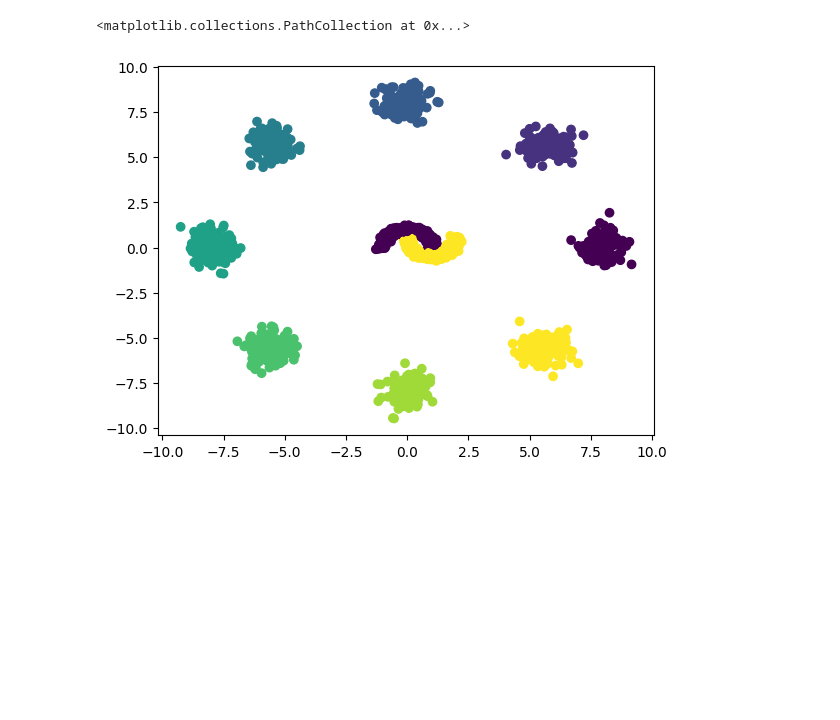
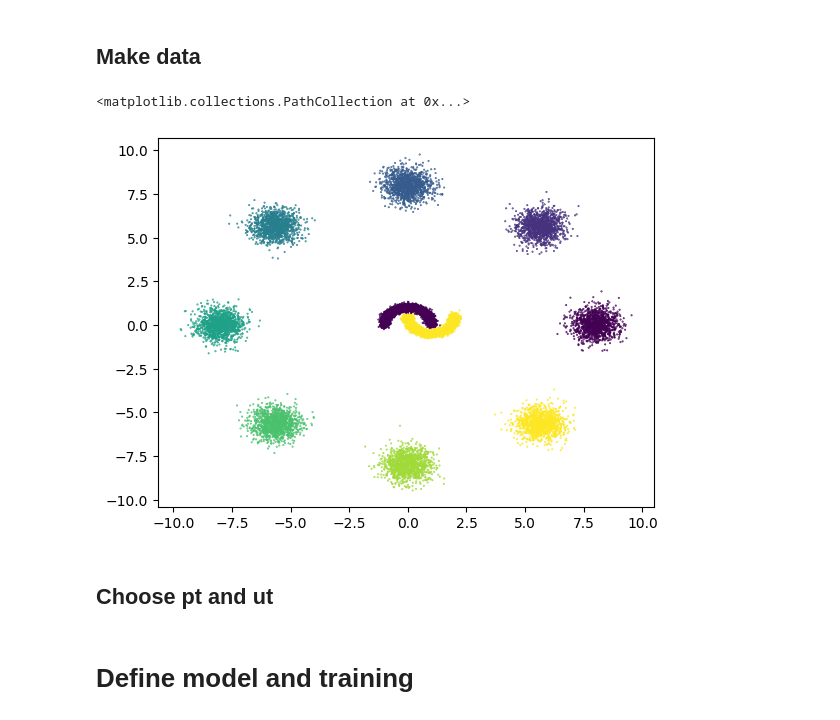
Before and after one commit to kazewong/ModelLibrary, a Jupyter notebook: src/kazeML/jax/flowmatching/Intro.ipynb, the cells around one changed output. Cells and saved outputs as stored; diff of their text form; code cells hidden in the pictures; blank space fills up the shorter version.

```diff
--- a/src/kazeML/jax/flowmatching/Intro.ipynb
+++ b/src/kazeML/jax/flowmatching/Intro.ipynb
@@ -7,16 +12,33 @@ import numpy as np
 
 from sklearn.datasets import make_moons, make_blobs
+# %% [markdown]
+## Make data
 # %%
+n_samples = 10000
 n_cluster = 8
 radius = 8
 std = 0.5
-centers = np.array([np.array([jnp.cos(2 * jnp.pi * i / n_cluster)*radius, jnp.sin(2 * jnp.pi * i / n_cluster)*radius]) for i in range(n_cluster)])
-blobs = make_blobs(n_samples=1000, n_features=2, centers=centers, cluster_std=std, random_state=42)
+centers = np.array(
+    [
+        np.array(
+            [
+                jnp.cos(2 * jnp.pi * i / n_cluster) * radius,
+                jnp.sin(2 * jnp.pi * i / n_cluster) * radius,
+            ]
+        )
+        for i in range(n_cluster)
+    ]
+)
+blobs = make_blobs(
+    n_samples=n_samples, n_features=2, centers=centers, cluster_std=std, random_state=42
+)
 
-moon = make_moons(n_samples=1000, noise=0.1, random_state=43)
+moon = make_moons(n_samples=n_samples, noise=0.1, random_state=43)
 # %%
-plt.scatter(blobs[0][:, 0], blobs[0][:, 1], c=blobs[1])
-plt.scatter(moon[0][:, 0], moon[0][:, 1], c=moon[1])
+plt.scatter(blobs[0][:, 0], blobs[0][:, 1], c=blobs[1], s=0.2)
+plt.scatter(moon[0][:, 0], moon[0][:, 1], c=moon[1], s=0.2)
 # %% [output]
 <matplotlib.collections.PathCollection at 0x...>
-[figure, old version]
+[figure, new version]
+# %% [markdown]
+## Choose pt and ut
@@ -22,0 +62,2 @@ plt.scatter(moon[0][:, 0], moon[0][:, 1], c=moon[1])
+# %% [markdown]
+# Define model and training
```
Also changed, not shown: parts of 7 cells of this notebook.
